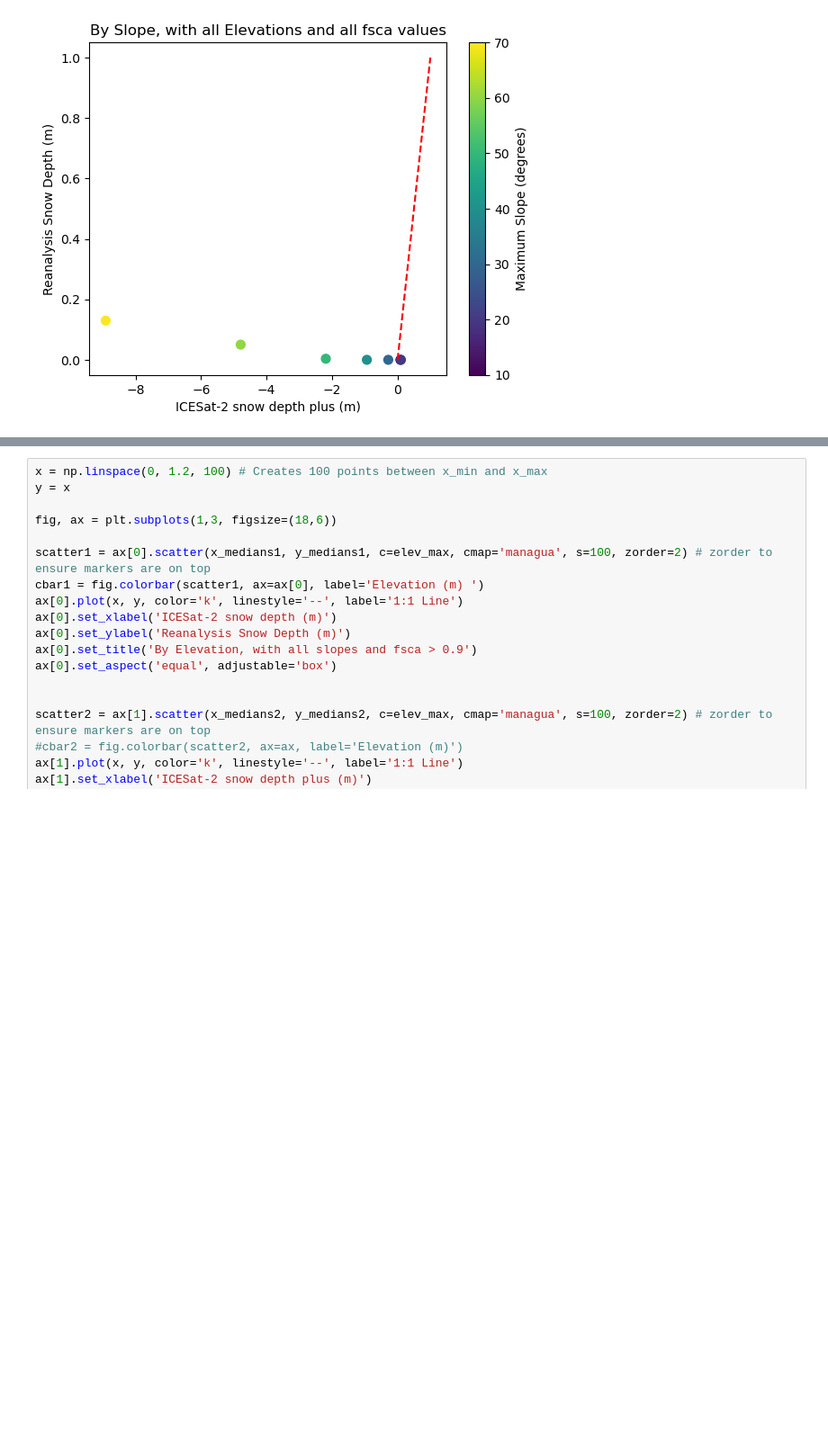
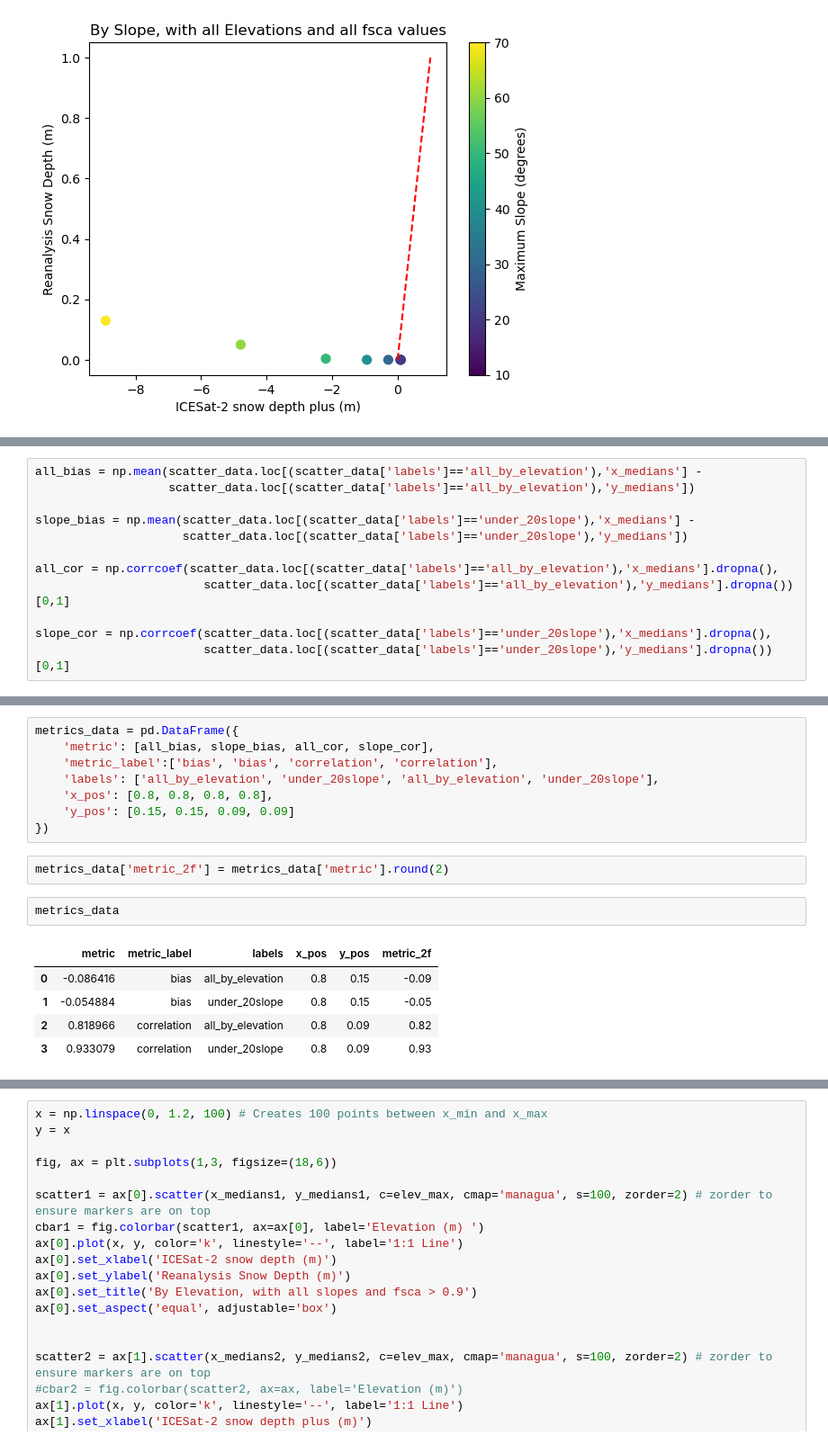
Before and after one commit to bessoh2/analog_snowmapping, a Jupyter notebook: notebooks/figure_making/slope_scatter_plots.ipynb, the cells around one changed output, grey strips where cells are left out. Shown at 90% size. Cells and saved outputs as stored; diff of their text form; blank space fills up the shorter version.

```diff
--- a/notebooks/figure_making/slope_scatter_plots.ipynb
+++ b/notebooks/figure_making/slope_scatter_plots.ipynb
@@ -501,0 +675,12 @@ x_medians1
+# %%
+all_bias = np.mean(scatter_data.loc[(scatter_data['labels']=='all_by_elevation'),'x_medians'] -
+                   scatter_data.loc[(scatter_data['labels']=='all_by_elevation'),'y_medians'])
+
+slope_bias = np.mean(scatter_data.loc[(scatter_data['labels']=='under_20slope'),'x_medians'] -
+                     scatter_data.loc[(scatter_data['labels']=='under_20slope'),'y_medians'])
+
+all_cor = np.corrcoef(scatter_data.loc[(scatter_data['labels']=='all_by_elevation'),'x_medians'].dropna(),
+                        scatter_data.loc[(scatter_data['labels']=='all_by_elevation'),'y_medians'].dropna())[0,1]
+
+slope_cor = np.corrcoef(scatter_data.loc[(scatter_data['labels']=='under_20slope'),'x_medians'].dropna(),
+                        scatter_data.loc[(scatter_data['labels']=='under_20slope'),'y_medians'].dropna())[0,1]
@@ -501,0 +697,18 @@ x_medians1
+# %%
+metrics_data = pd.DataFrame({
+    'metric': [all_bias, slope_bias, all_cor, slope_cor],
+    'metric_label':['bias', 'bias', 'correlation', 'correlation'],
+    'labels': ['all_by_elevation', 'under_20slope', 'all_by_elevation', 'under_20slope'],
+    'x_pos': [0.8, 0.8, 0.8, 0.8],
+    'y_pos': [0.15, 0.15, 0.09, 0.09]
+})
+# %%
+metrics_data['metric_2f'] = metrics_data['metric'].round(2)
+# %%
+metrics_data
+# %% [output]
+|  | metric | metric_label | labels | x_pos | y_pos | metric_2f |
+| 0 | -0.086416 | bias | all_by_elevation | 0.8 | 0.15 | -0.09 |
+| 1 | -0.054884 | bias | under_20slope | 0.8 | 0.15 | -0.05 |
+| 2 | 0.818966 | correlation | all_by_elevation | 0.8 | 0.09 | 0.82 |
+| 3 | 0.933079 | correlation | under_20slope | 0.8 | 0.09 | 0.93 |
```
Also changed, not shown: parts of 21 cells of this notebook, 8 other files.
